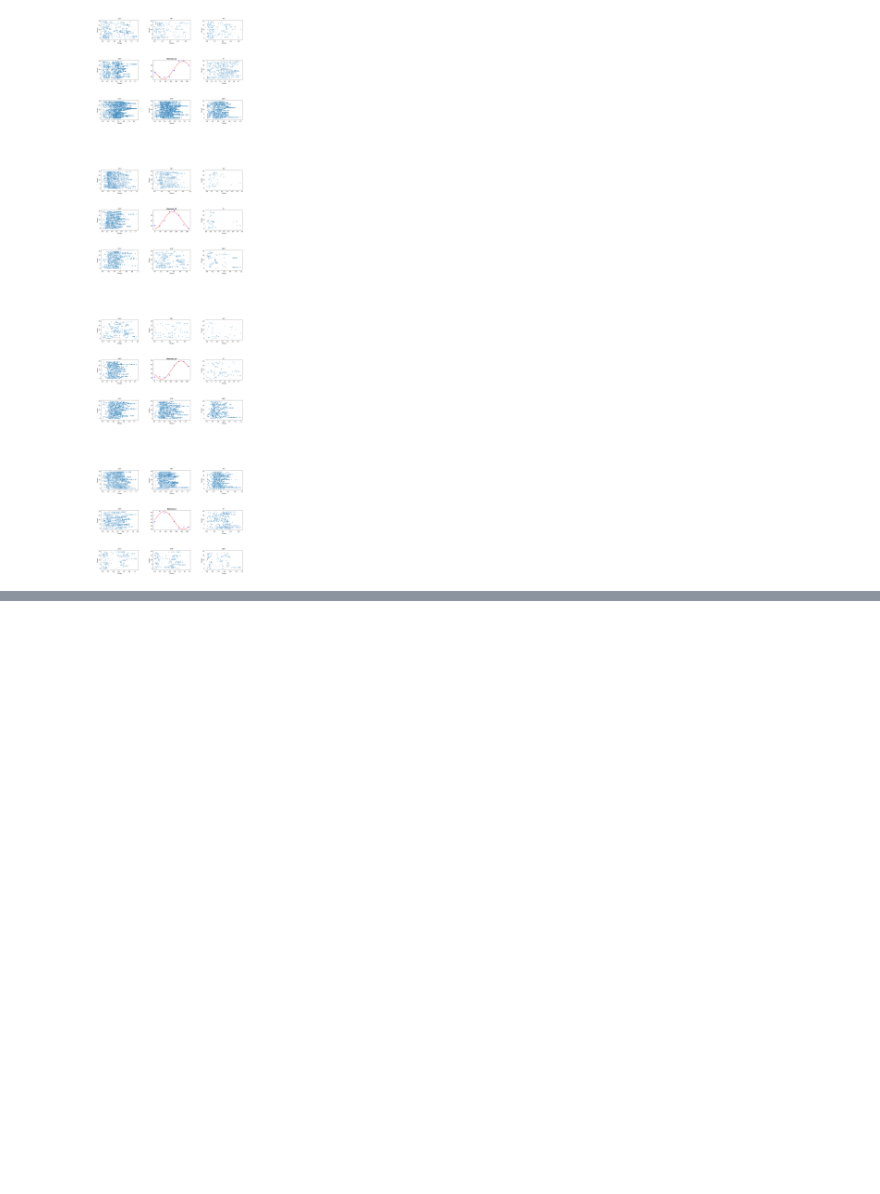
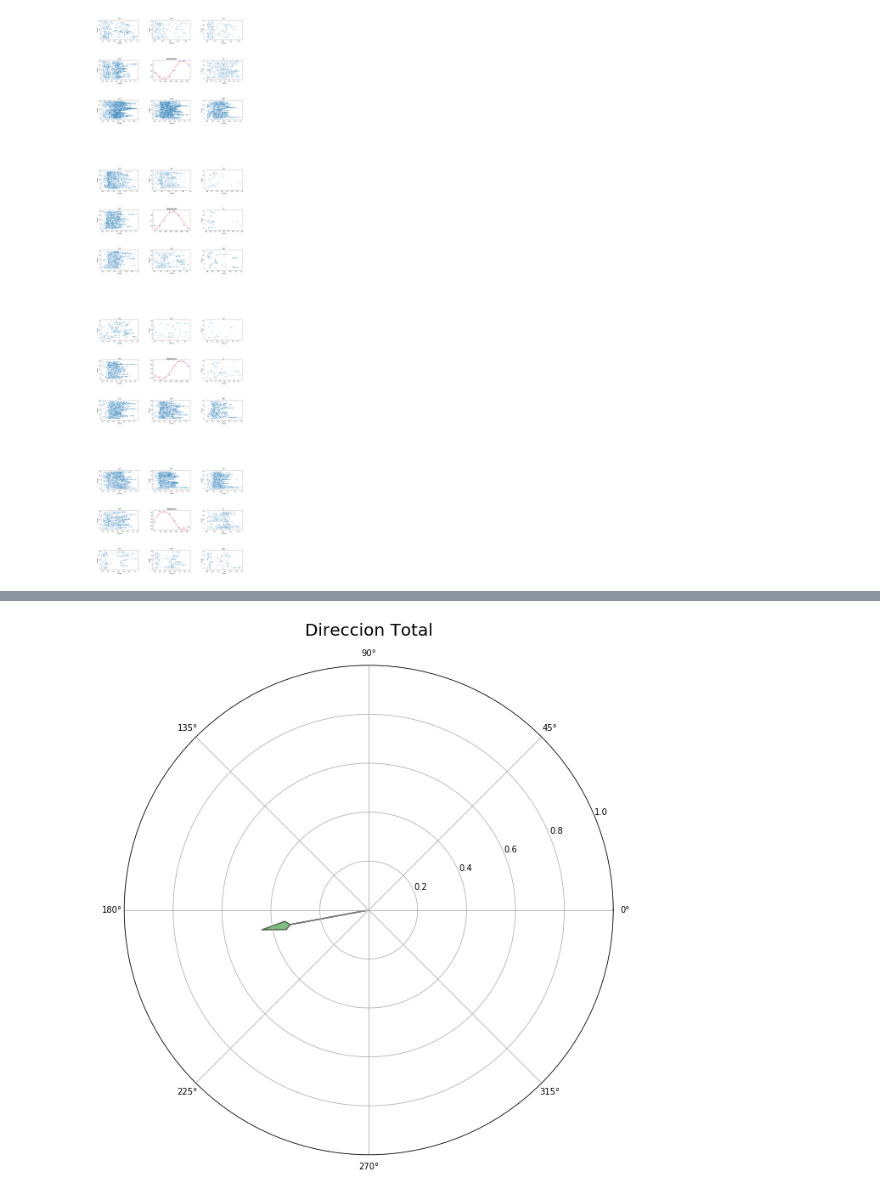
Before and after one commit to luisriq/Lab3---MODELADO-COMPUTACIONAL-DE-SISTEMAS-FISIOL-GICOS, a Jupyter notebook: main.ipynb, the cells around one changed output, grey strips where cells are left out. Drawn from its saved outputs; the diff is of its cells as text; code cells hidden in the pictures; blank space fills up the shorter version.

```diff
--- a/main.ipynb
+++ b/main.ipynb
@@ -135,0 +166,13 @@ for index, n in enumerate(neuronas_buenas):
+# %%
+fig = plot.figure(figsize=(10, 10))
+ax = fig.add_axes([0.1, 0.1, 0.8, 0.8], polar=True)
+
+ax.set_title("Direccion Total", fontsize=20)
+
+angulo = np.mean(angulos)
+magnitud = np.mean(magnitudes)
+arr1 = plot.arrow(angulo/180*np.pi, .01, 0, magnitud/max_mag, alpha = 0.5, head_width=0.1, head_length=0.1,
+                 edgecolor = 'black', facecolor = 'green', lw = 1.5, shape="full",overhang=-0.2, length_includes_head=True)
+plot.show()
+# %% [output]
+[figure, added]
```
Also changed, not shown: parts of 2 cells of this notebook.
